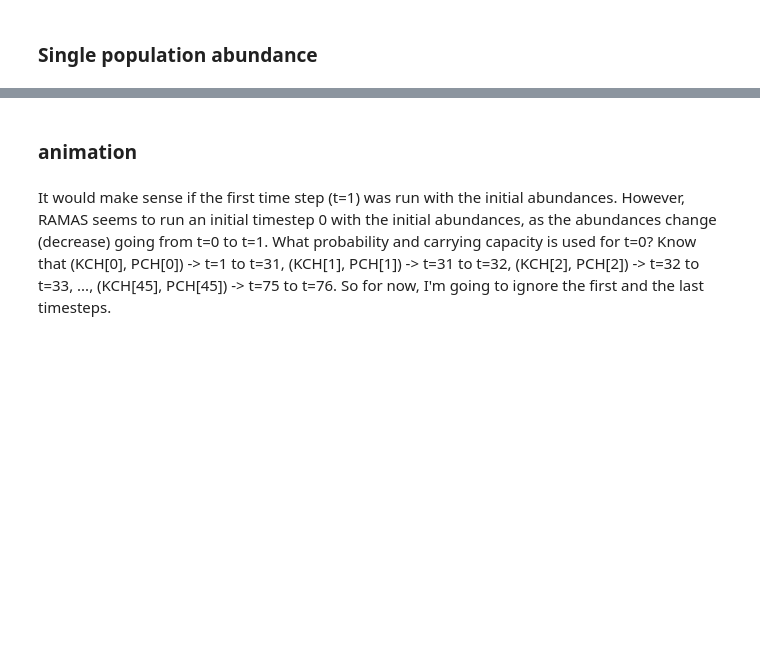
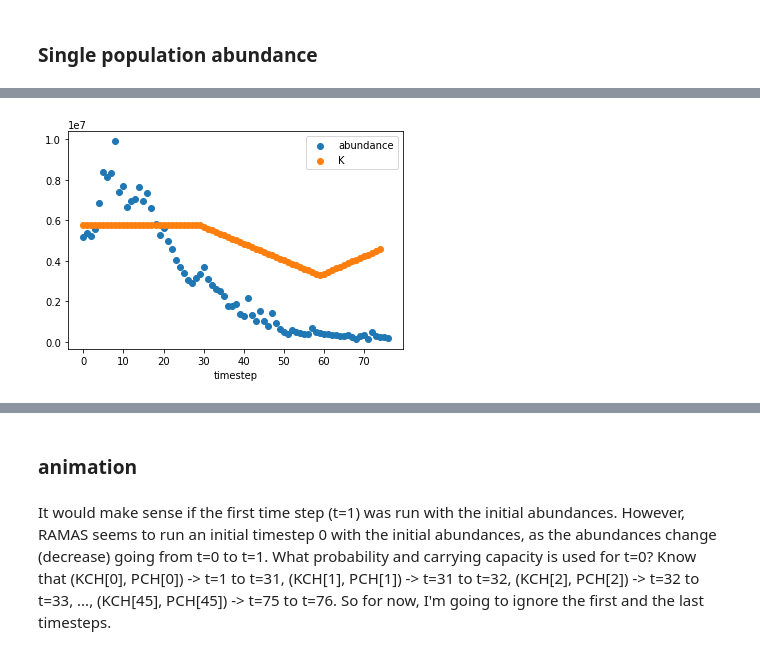
Before and after one commit to patricklawton/TecateCypress, a Jupyter notebook: analysis.ipynb, the cells around one changed output, grey strips where cells are left out. Cells and saved outputs as stored; diff of their text form; code cells hidden in the pictures; blank space fills up the shorter version.

```diff
--- a/analysis.ipynb
+++ b/analysis.ipynb
@@ -293,0 +284,14 @@ plt.legend()
+# %%
+run = open_run(74)
+pop = 'pop24'
+with h5py.File(os.path.join(run.run_dir, 'results.h5'), 'r') as res:
+    ab = np.array(res['mean'][pop])
+    Ks = np.array(res['K'][pop])
+plt.scatter(range(len(ab)), ab, label='abundance')#; [(a, t) for a, t in zip(ab, range(len(ab)))]
+# plt.show()
+plt.scatter(range(len(Ks)), Ks, label='K')#; [(K, t) for K, t in zip(Ks, range(len(Ks)))]
+plt.legend()
+plt.xlabel('timestep')
+plt.show()
+# %% [output]
+[figure, new version]
```
Also changed, not shown: parts of 24 cells of this notebook, 6 other files.
